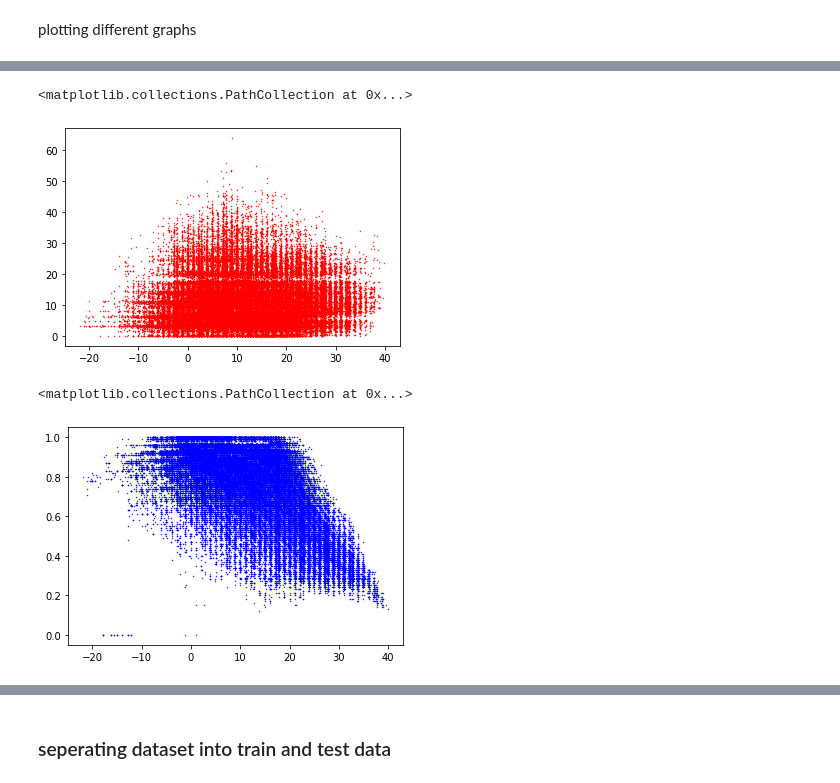
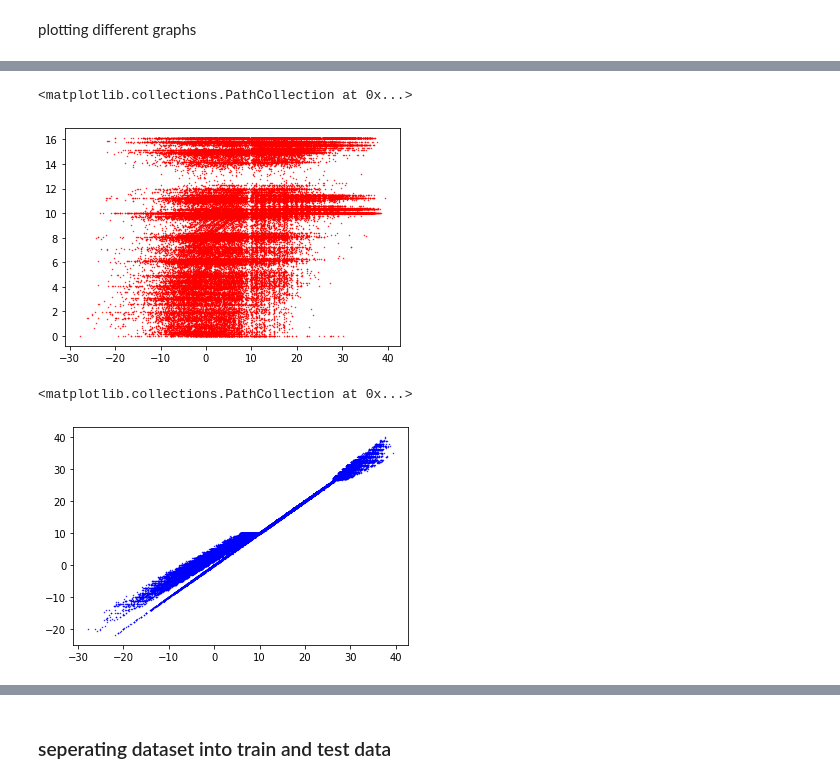
Before and after one commit to SunnyRaj94/Machine-Learning-From-Scratch, a Jupyter notebook: regression/multiple_linear_regression/01_multiple_linear_regression.ipynb, the cells around one changed output, grey strips where cells are left out. Cells and saved outputs as stored; diff of their text form; code cells hidden in the pictures.

```diff
--- a/regression/multiple_linear_regression/01_multiple_linear_regression.ipynb
+++ b/regression/multiple_linear_regression/01_multiple_linear_regression.ipynb
@@ -95,7 +95,7 @@ Index(['Formatted Date', 'Summary', 'Precip Type', 'Temperature (C)',
       dtype='object')
 # %%
 #dropping unnecessary columns
-weather_data.drop(['Summary','Precip Type','Daily Summary','Loud Cover','Formatted Date'], axis = 1, inplace = True)
+weather_data.drop(['Summary','Precip Type','Daily Summary','Loud Cover','Formatted Date','Wind Speed (km/h)','Pressure (millibars)','Wind Bearing (degrees)'], axis = 1, inplace = True)
 # %%
 #checking after dropping columns
 weather_data.head()
@@ -109,11 +109,8 @@ weather_data.head()
 # %%
 #seperating all clumns
-temp_w_s = weather_data['Wind Speed (km/h)']
-temp_hum = weather_data['Humidity']
-temp_pre = weather_data['Pressure (millibars)']
-temp_vis = weather_data['Visibility (km)']
-temp_t   = weather_data['Temperature (C)']
-temp_w_b = weather_data['Wind Bearing (degrees)']
-temp_a_t = weather_data['Apparent Temperature (C)']
+temp_hum = np.array(weather_data['Humidity'])
+temp_vis = np.array(weather_data['Visibility (km)'])
+temp_t   = np.array(weather_data['Temperature (C)'])
+temp_a_t = np.array(weather_data['Apparent Temperature (C)'])
 # %% [markdown]
 plotting different graphs
@@ -120,12 +123,12 @@ plotting different graphs
 # %%
-#plotting graph of wind speed v/s temperature
-plt.scatter(temp_t,temp_w_s,color='r',s=0.2)
+#plotting graph of visiblity v/s temperature
+plt.scatter(temp_a_t,temp_vis,color='r',s=0.2)
 # %% [output]
 <matplotlib.collections.PathCollection at 0x...>
-[figure, old version]
+[figure, new version]
 # %%
-#plotting graph of humidity v/s temperature
-plt.scatter(temp_t,temp_hum,color='b',s=0.2)
+#plotting graph of apparent temperature v/s temperature
+plt.scatter(temp_a_t,temp_t,color='b',s=0.2)
 # %% [output]
 <matplotlib.collections.PathCollection at 0x...>
-[figure, old version]
+[figure, new version]
```
Also changed, not shown: parts of 52 cells of this notebook.
